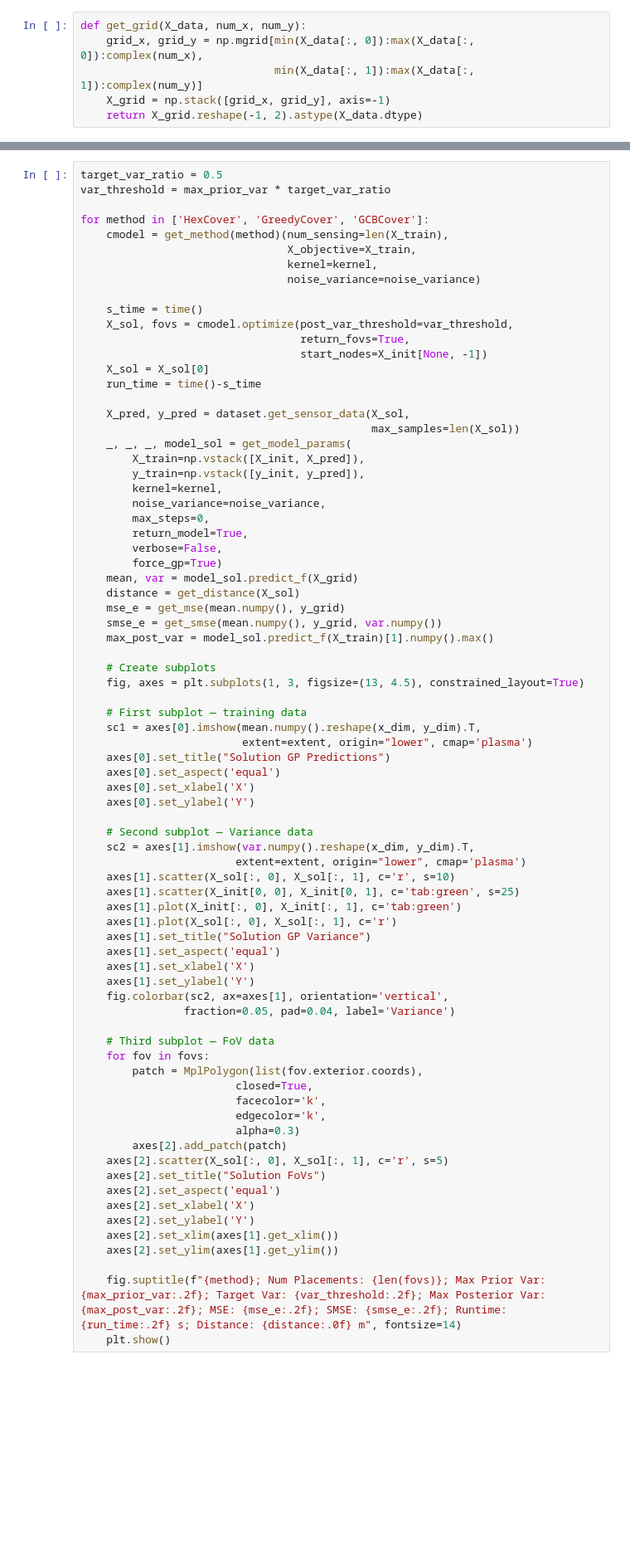
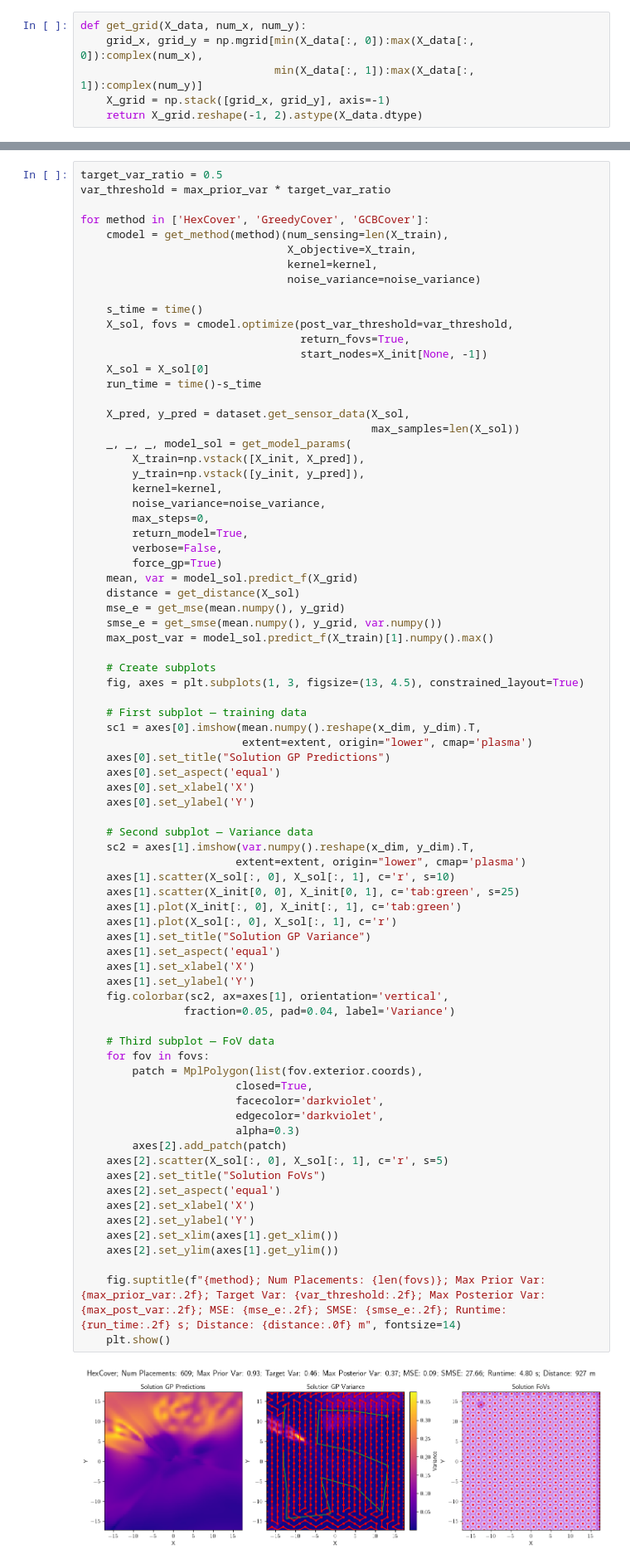
Before and after one commit to itskalvik/ICPP, a Jupyter notebook: demo.ipynb, the cells around one changed output, grey strips where cells are left out. Shown at 83% size. Saved outputs shown, nothing was run; the diff lists cells and outputs as text; blank space fills up the shorter version.

```diff
--- a/demo.ipynb
+++ b/demo.ipynb
@@ -162,32 +219,34 @@ for method in ['HexCover', 'GreedyCover', 'GCBCover']:
     # Second subplot — Variance data
     sc2 = axes[1].imshow(var.numpy().reshape(x_dim, y_dim).T,
                         extent=extent, origin="lower", cmap='plasma')
     axes[1].scatter(X_sol[:, 0], X_sol[:, 1], c='r', s=10)
     axes[1].scatter(X_init[0, 0], X_init[0, 1], c='tab:green', s=25)
     axes[1].plot(X_init[:, 0], X_init[:, 1], c='tab:green')
     axes[1].plot(X_sol[:, 0], X_sol[:, 1], c='r')
     axes[1].set_title("Solution GP Variance")
     axes[1].set_aspect('equal')
     axes[1].set_xlabel('X')
     axes[1].set_ylabel('Y')
     fig.colorbar(sc2, ax=axes[1], orientation='vertical',
                 fraction=0.05, pad=0.04, label='Variance')
 
     # Third subplot — FoV data
     for fov in fovs:
         patch = MplPolygon(list(fov.exterior.coords),
                         closed=True,
-                        facecolor='k',
-                        edgecolor='k',
+                        facecolor='darkviolet',
+                        edgecolor='darkviolet',
                         alpha=0.3)
         axes[2].add_patch(patch)
     axes[2].scatter(X_sol[:, 0], X_sol[:, 1], c='r', s=5)
     axes[2].set_title("Solution FoVs")
     axes[2].set_aspect('equal')
     axes[2].set_xlabel('X')
     axes[2].set_ylabel('Y')
     axes[2].set_xlim(axes[1].get_xlim())
     axes[2].set_ylim(axes[1].get_ylim())
 
     fig.suptitle(f"{method}; Num Placements: {len(fovs)}; Max Prior Var: {max_prior_var:.2f}; Target Var: {var_threshold:.2f}; Max Posterior Var: {max_post_var:.2f}; MSE: {mse_e:.2f}; SMSE: {smse_e:.2f}; Runtime: {run_time:.2f} s; Distance: {distance:.0f} m", fontsize=14)
     plt.show()
+# %% [output]
+[figure, added]
```
Also changed, not shown: parts of 5 cells of this notebook, 1 other file.
